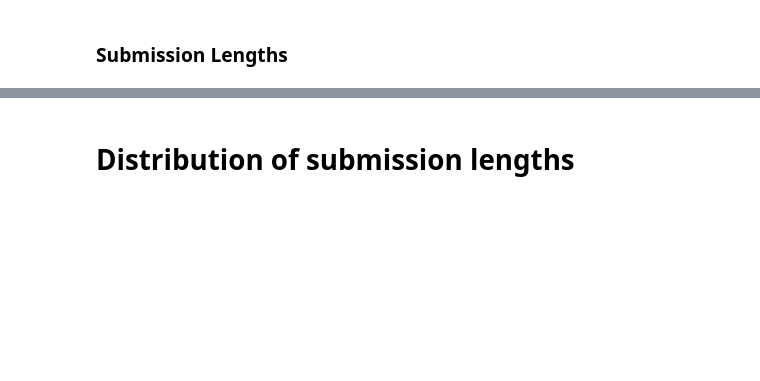
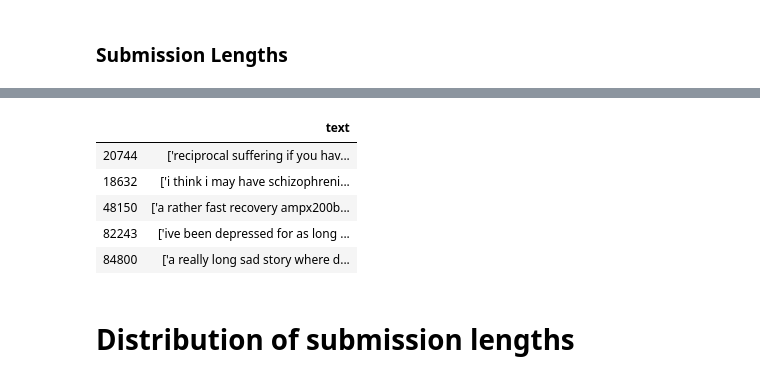
Before and after one commit to eileenhartnett/NLP-DeepLearning-Reddit-Project, a Jupyter notebook: notebooks/step3-EDA.ipynb, the cells around one changed output, grey strips where cells are left out. Saved outputs shown, nothing was run; the diff lists cells and outputs as text; code cells hidden in the pictures; blank space fills up the shorter version.

```diff
--- a/notebooks/step3-EDA.ipynb
+++ b/notebooks/step3-EDA.ipynb
@@ -39,3 +81,13 @@ posts.sort_values(by='text_length', ascending=False)[['text']].head()
+# %%
+# Show the longest submissions
+posts.sort_values(by='stems_word_count', ascending=False)[['text']].head()
+# %% [output]
+|  | text |
+| 20744 | ['reciprocal suffering if you hav... |
+| 18632 | ['i think i may have schizophreni... |
+| 48150 | ['a rather fast recovery ampx200b... |
+| 82243 | ['ive been depressed for as long ... |
+| 84800 | ['a really long sad story where d... |
 # %% [markdown]
 # Distribution of submission lengths
 # %%
```
Also changed, not shown: parts of 11 cells of this notebook, 2 other files.
